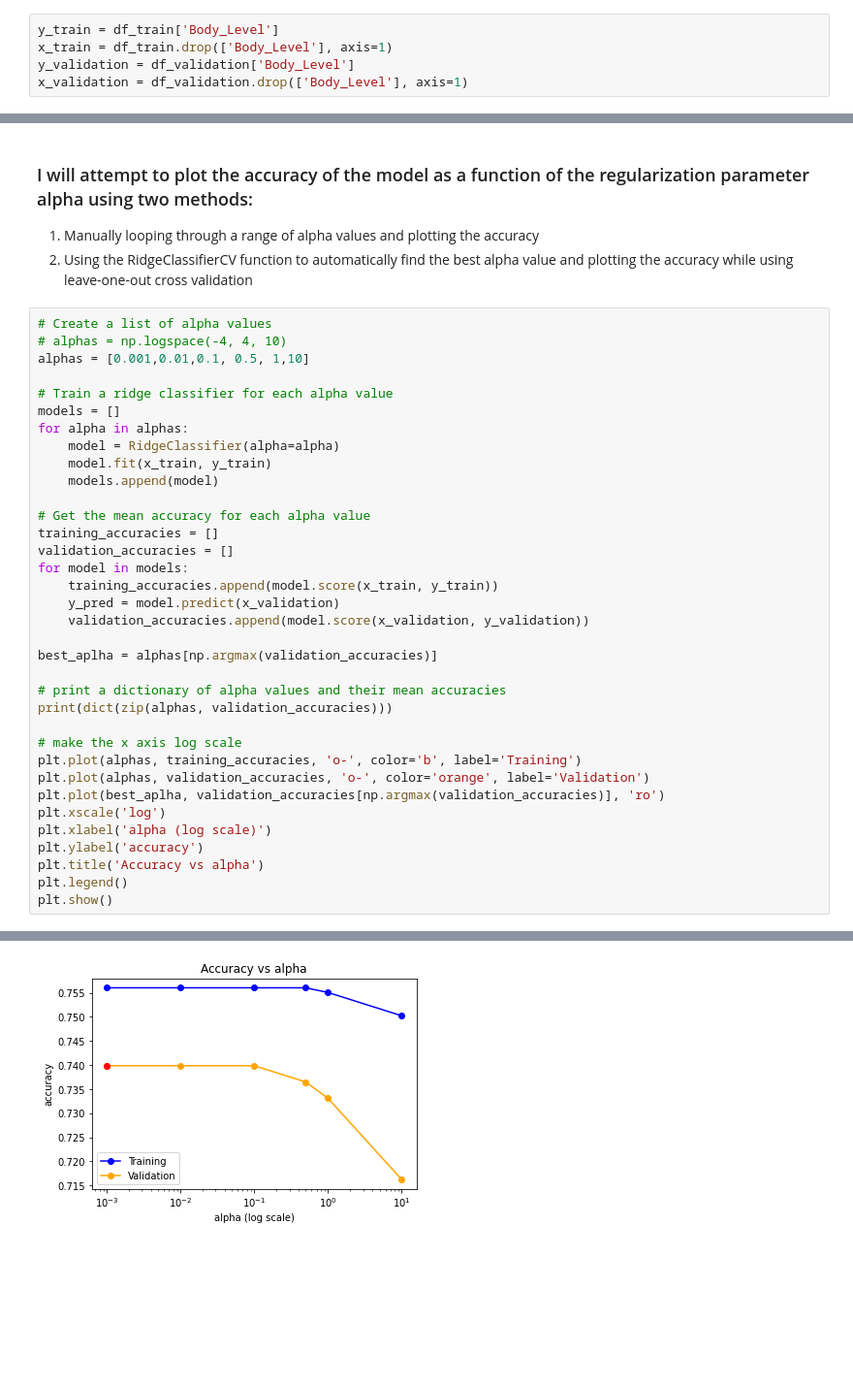
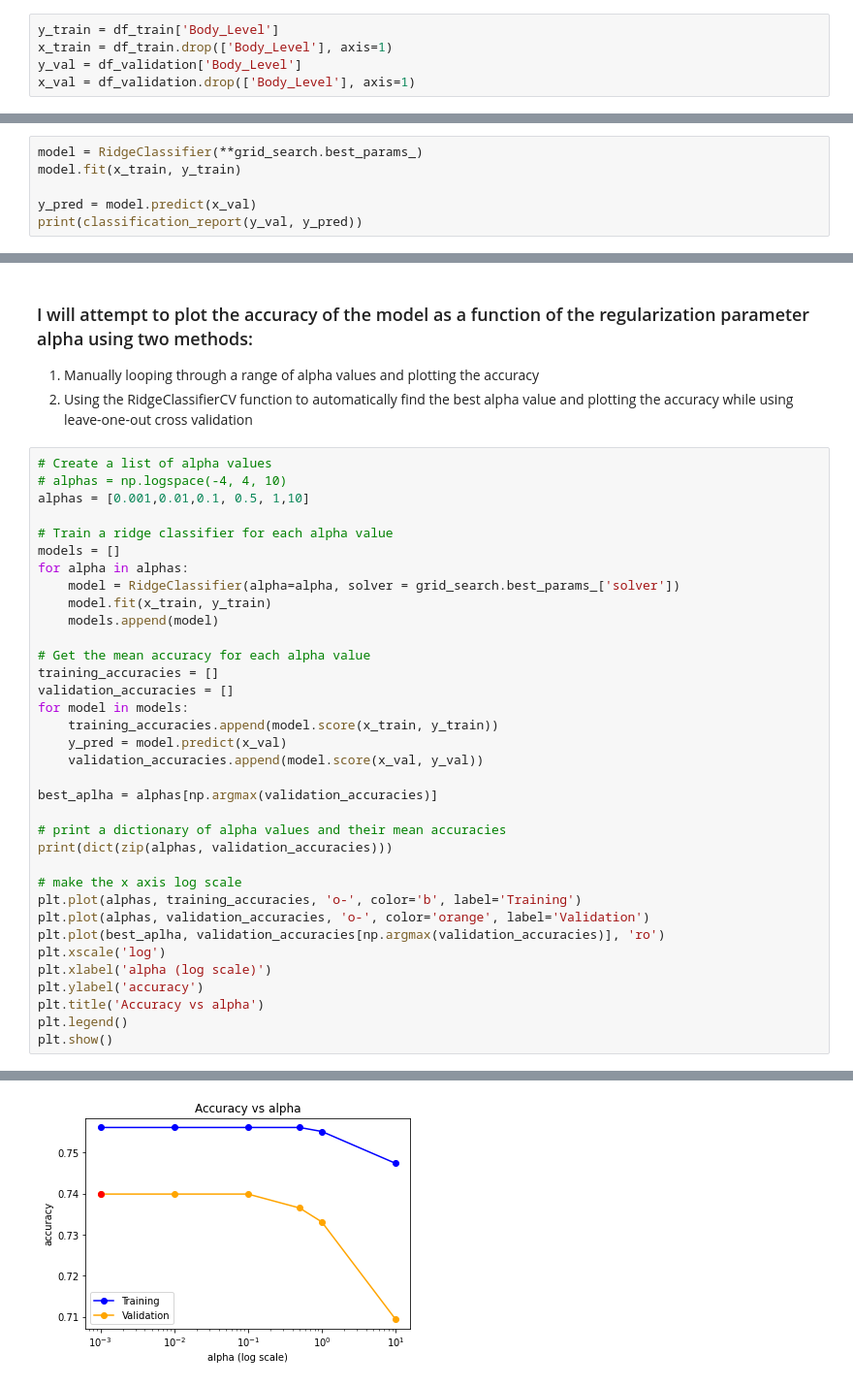
Before and after one commit to AhmadJamal01/Body-Level-Classification, a Jupyter notebook: models/ridge_classifier.ipynb, the cells around one changed output, grey strips where cells are left out. Shown: that part at 97% size. Cells and saved outputs as stored; diff of their text form; blank space fills up the shorter version.

```diff
--- a/models/ridge_classifier.ipynb
+++ b/models/ridge_classifier.ipynb
@@ -81,5 +83,5 @@ df_validation.head()
 # %%
 y_train = df_train['Body_Level']
 x_train = df_train.drop(['Body_Level'], axis=1)
-y_validation = df_validation['Body_Level']
-x_validation = df_validation.drop(['Body_Level'], axis=1)
+y_val = df_validation['Body_Level']
+x_val = df_validation.drop(['Body_Level'], axis=1)
@@ -85,0 +104,6 @@ x_validation = df_validation.drop(['Body_Level'], axis=1)
+# %%
+model = RidgeClassifier(**grid_search.best_params_)
+model.fit(x_train, y_train)
+
+y_pred = model.predict(x_val)
+print(classification_report(y_val, y_pred))
@@ -95,7 +190,7 @@ alphas = [0.001,0.01,0.1, 0.5, 1,10]
 # Train a ridge classifier for each alpha value
 models = []
 for alpha in alphas:
-    model = RidgeClassifier(alpha=alpha)
+    model = RidgeClassifier(alpha=alpha, solver = grid_search.best_params_['solver'])
     model.fit(x_train, y_train)
     models.append(model)
 
@@ -104,8 +199,8 @@ training_accuracies = []
 validation_accuracies = []
 for model in models:
     training_accuracies.append(model.score(x_train, y_train))
-    y_pred = model.predict(x_validation)
-    validation_accuracies.append(model.score(x_validation, y_validation))
+    y_pred = model.predict(x_val)
+    validation_accuracies.append(model.score(x_val, y_val))
 
 best_aplha = alphas[np.argmax(validation_accuracies)]
 
@@ -127 +222 @@ plt.show()
-[figure, old version]
+[figure, new version]
```
Also changed, not shown: parts of 13 cells of this notebook, 9 other files.
